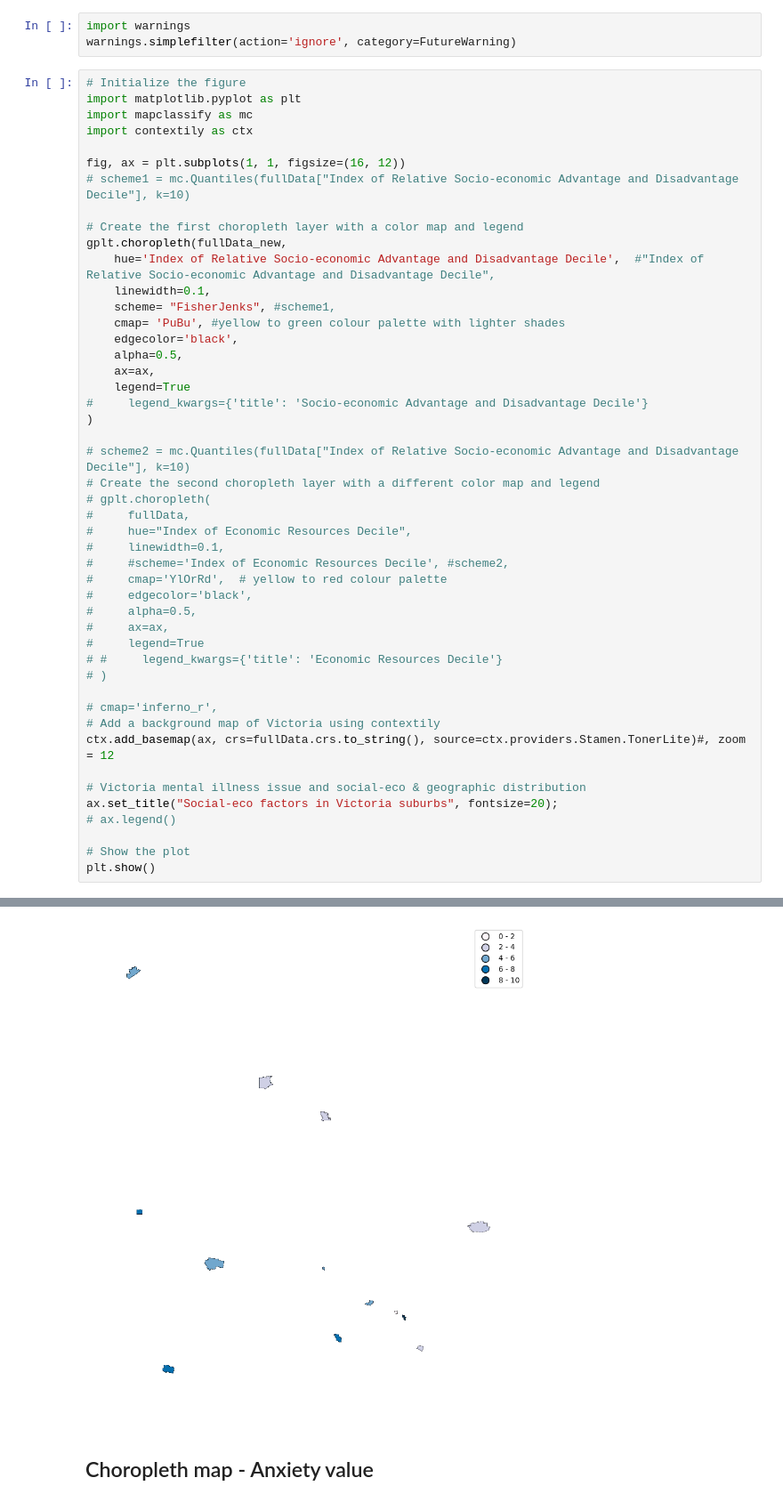
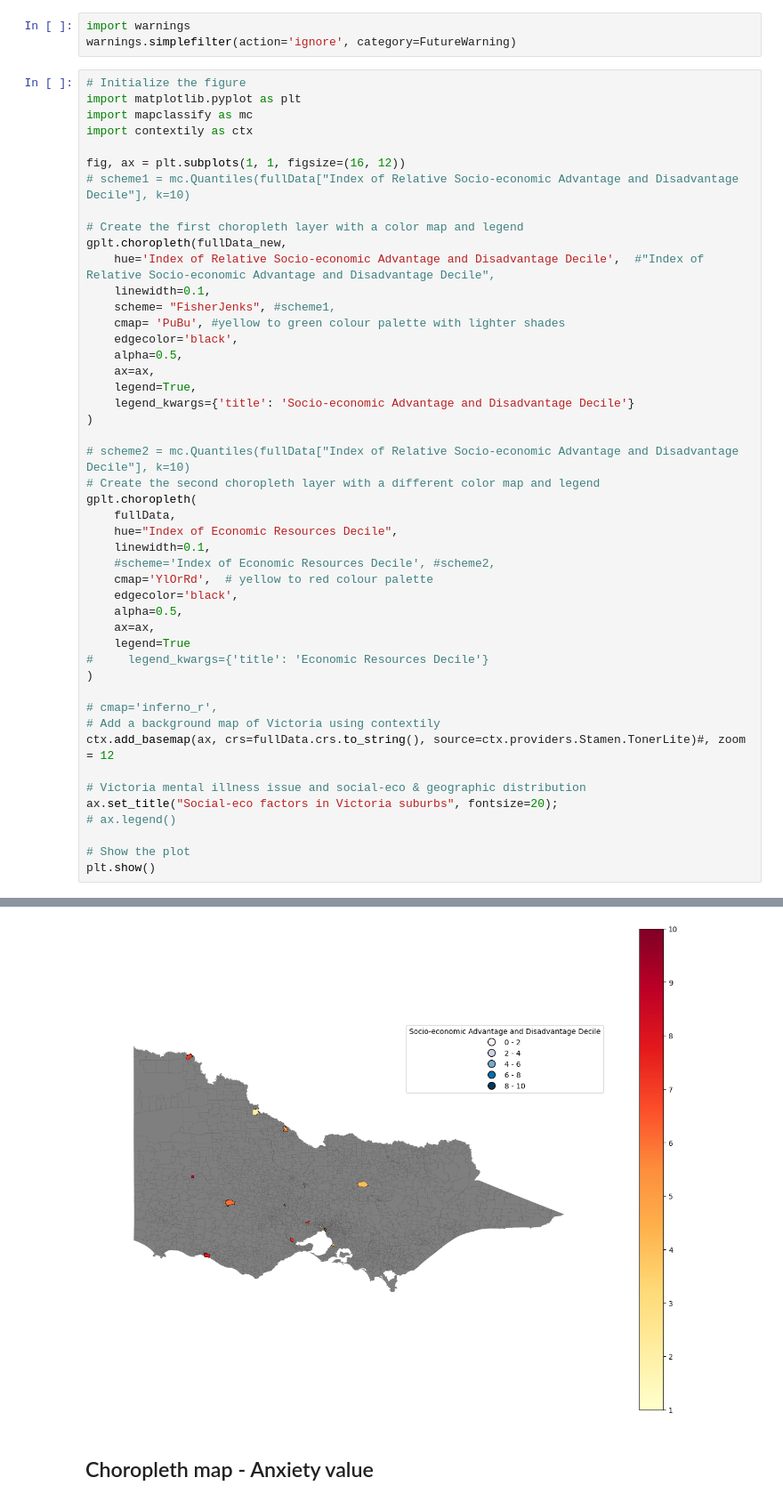
Before and after one commit to Clinical-Informatics-Collaborative/socio-economic-data, a Jupyter notebook: Python Dashboard/cmap_syntheticdata.ipynb, the cells around one changed output, grey strips where cells are left out. Shown at 89% size. Saved outputs shown, nothing was run; the diff lists cells and outputs as text.

```diff
--- a/Python Dashboard/cmap_syntheticdata.ipynb
+++ b/Python Dashboard/cmap_syntheticdata.ipynb
@@ -420,48 +420,48 @@ import contextily as ctx
 
 fig, ax = plt.subplots(1, 1, figsize=(16, 12))
 # scheme1 = mc.Quantiles(fullData["Index of Relative Socio-economic Advantage and Disadvantage Decile"], k=10)
 
 # Create the first choropleth layer with a color map and legend
 gplt.choropleth(fullData_new,
     hue='Index of Relative Socio-economic Advantage and Disadvantage Decile',  #"Index of Relative Socio-economic Advantage and Disadvantage Decile",
     linewidth=0.1,
     scheme= "FisherJenks", #scheme1,
     cmap= 'PuBu', #yellow to green colour palette with lighter shades
     edgecolor='black',
     alpha=0.5,
     ax=ax,
-    legend=True
-#     legend_kwargs={'title': 'Socio-economic Advantage and Disadvantage Decile'}
+    legend=True,
+    legend_kwargs={'title': 'Socio-economic Advantage and Disadvantage Decile'}
 )
 
 # scheme2 = mc.Quantiles(fullData["Index of Relative Socio-economic Advantage and Disadvantage Decile"], k=10)
 # Create the second choropleth layer with a different color map and legend
-# gplt.choropleth(
-#     fullData,
-#     hue="Index of Economic Resources Decile",
-#     linewidth=0.1,
-#     #scheme='Index of Economic Resources Decile', #scheme2,
-#     cmap='YlOrRd',  # yellow to red colour palette
-#     edgecolor='black',
-#     alpha=0.5,
-#     ax=ax,
-#     legend=True
-# #     legend_kwargs={'title': 'Economic Resources Decile'}
-# )
+gplt.choropleth(
+    fullData,
+    hue="Index of Economic Resources Decile",
+    linewidth=0.1,
+    #scheme='Index of Economic Resources Decile', #scheme2,
+    cmap='YlOrRd',  # yellow to red colour palette
+    edgecolor='black',
+    alpha=0.5,
+    ax=ax,
+    legend=True
+#     legend_kwargs={'title': 'Economic Resources Decile'}
+)
 
 # cmap='inferno_r',
 # Add a background map of Victoria using contextily
 ctx.add_basemap(ax, crs=fullData.crs.to_string(), source=ctx.providers.Stamen.TonerLite)#, zoom = 12
 
 # Victoria mental illness issue and social-eco & geographic distribution
 ax.set_title("Social-eco factors in Victoria suburbs", fontsize=20);
 # ax.legend()
 
 # Show the plot
 plt.show()
 # %% [output]
 ValueError: could not broadcast input array from shape (512,512,4) into shape (256,256,4)
-[figure, old version]
+[figure, new version]
 # %% [markdown]
 ## Choropleth map - Anxiety value
 # %%
```
Also changed, not shown: parts of 4 cells of this notebook.
